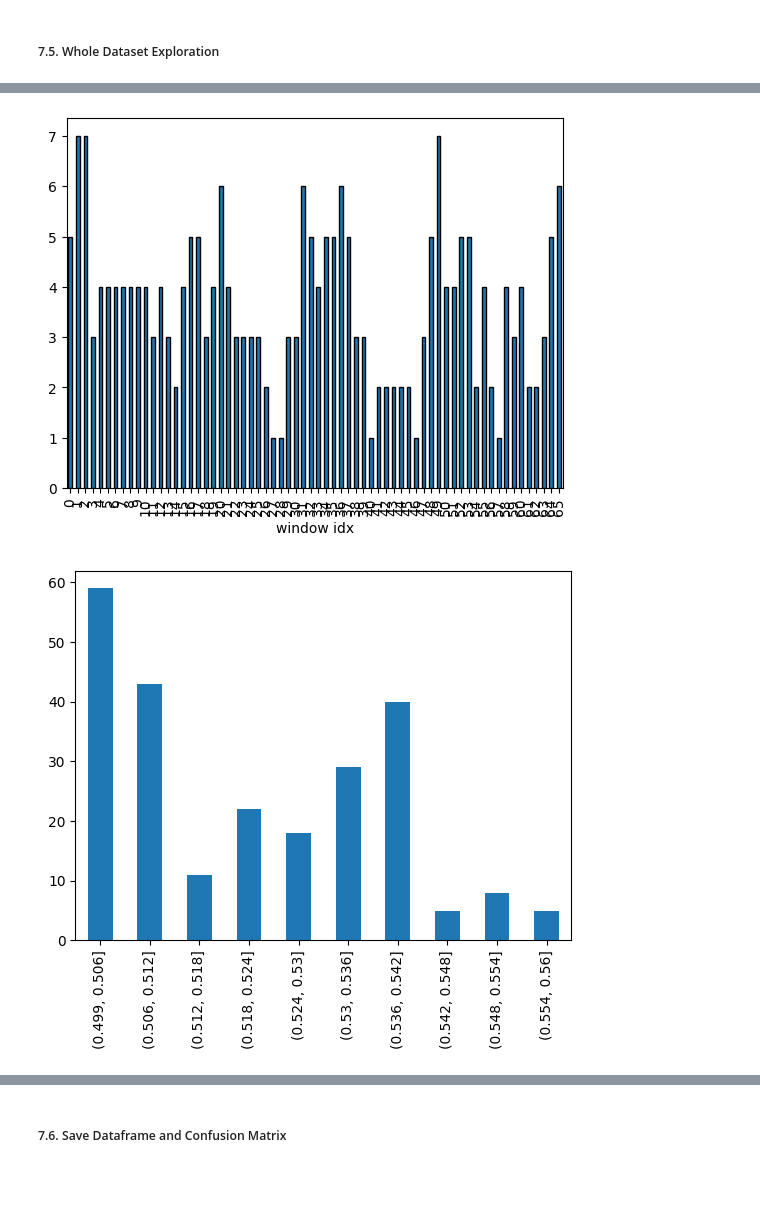
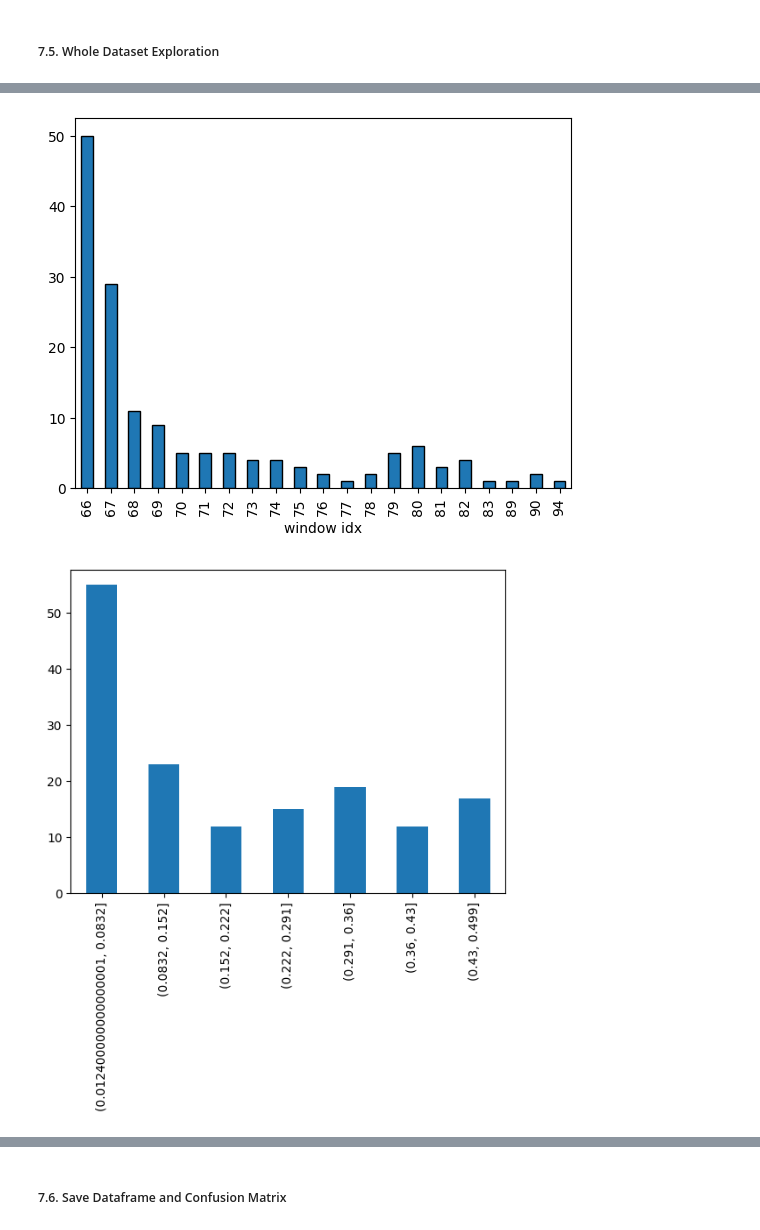
Before and after one commit to alvarohc777/pyTorch, a Jupyter notebook: Formulacion_1_R1.ipynb, the cells around one changed output, grey strips where cells are left out. Drawn from its saved outputs; the diff is of its cells as text; code cells hidden in the pictures; blank space fills up the shorter version.

```diff
--- a/Formulacion_1_R1.ipynb
+++ b/Formulacion_1_R1.ipynb
@@ -234,8 +234,8 @@ finished
 ##### 4.3. Dataset and Dataloader Instances Creation
 # %%
 # Load Dataset
-# signal_name = "I: X0023A-R1A"
-signal_name = "I: X0004A-R2A"
+signal_name = "I: X0023A-R1A"
+# signal_name = "I: X0004A-R2A"
 # signal_name = "I: X0071A-R3A"
 
 dataset = Form1Dataset(
@@ -314,7 +314,7 @@ def test_metrics(dataloader, model, loss_fn, return_metrics=False):
 ##### 5.2. Training the model
 # %%
 # model.load_state_dict(torch.load('./models/LSTMHarmonic_weights_R3_934.pth'))
-# model.load_state_dict(torch.load("./models/LSTMHarmonic_weights_R1_996.pth"))
+model.load_state_dict(torch.load("./models/LSTMHarmonic_weights_R1_996.pth"))
 # model.load_state_dict(torch.load('./models/LSTMHarmonic_weights_R2_978.pth'))
 
 epochs = 1
@@ -671,18 +656,16 @@ def load_df(i):
     conf_matrix = np.load(f"parquet_data/ModelR{i}_R{i}_CM.npy", allow_pickle=False)
     return dataset_df, conf_matrix_df, conf_matrix
 
-dataset_df, conf_matrix_df, conf_matrix = load_df(3)
+dataset_df, conf_matrix_df, conf_matrix = load_df(1)
 conf_matrix_total = np.sum(conf_matrix, axis=0)
 metrics = conf_matrix_metrics(conf_matrix_total)
 # %%
+pd.set_option('display.float_format', '{:.2%}'.format)
 # print(dataset_df)
 pd.set_option("display.max_rows", 2000)
 false_positive = dataset_df.query('Result == "FP"')
 false_negative = dataset_df.query('Result == "FN"')
 # sample_df = pd.concat([sample_df, sample_df])
-
-
-
 
 false_positive_plot = false_positive.groupby(["window idx"])["window idx"].count()
 false_negative_plot = false_negative.groupby(["window idx"])["window idx"].count()
@@ -704,7 +687,7 @@ if len(false_negative_plot) > 0:
     print(false_negative)
     false_negative_plot.plot(kind="bar", edgecolor="black")
     plt.show()
-    false_negative["Pred probability"].value_counts(bins=10, sort=False).plot(
+    false_negative["Pred probability"].value_counts(bins=7, sort=False).plot(
         kind="bar"
     )
     plt.show()
@@ -734,2 +717,2 @@ FALSE POSITVES
-[figure, old version]
+[figure, new version]
-[figure, old version]
+[figure, new version]
```
Also changed, not shown: parts of 8 cells of this notebook.
